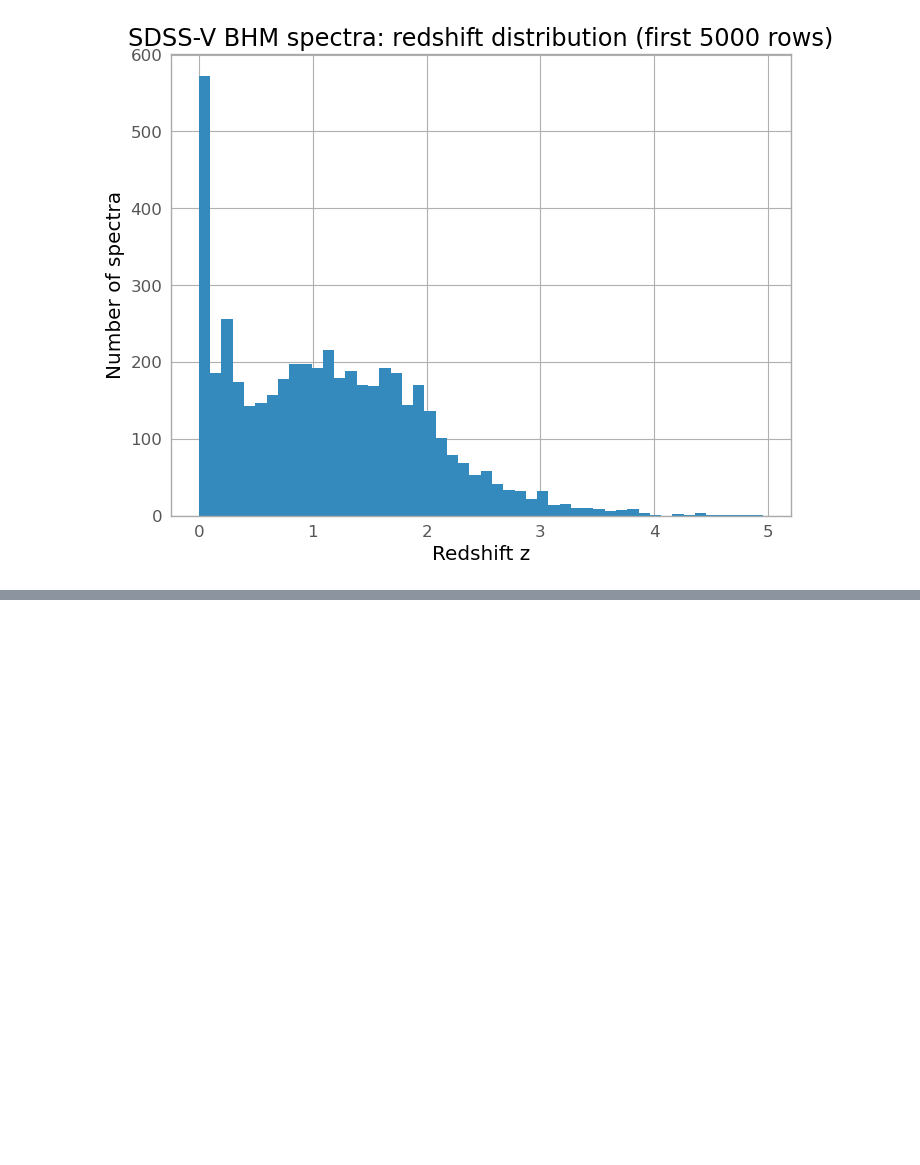
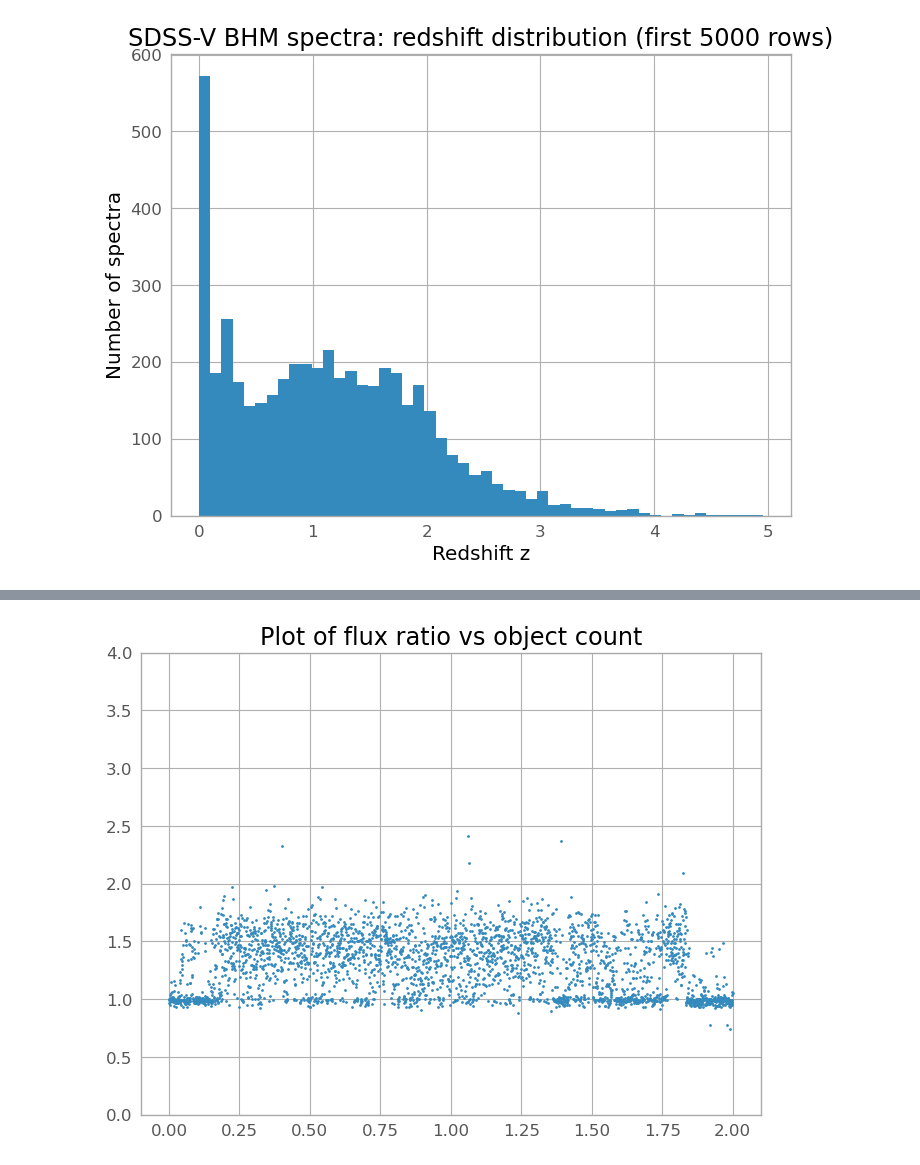
Before and after one commit to tranjacob/Phys434, a Jupyter notebook: Lab5_jacobtra.ipynb, the cells around one changed output, grey strips where cells are left out. Drawn from its saved outputs; the diff is of its cells as text; code cells hidden in the pictures; blank space fills up the shorter version.

```diff
--- a/Lab5_jacobtra.ipynb
+++ b/Lab5_jacobtra.ipynb
@@ -49,0 +53,4 @@ Number of rows: 83120
+# %%
+df = pd.read_csv('hgindices_jtran360.csv')['fhb_c4750']
+
+print(df)
@@ -49,0 +70,16 @@ Number of rows: 83120
+# %%
+def scatter_plot(x, y, title):
+    fig, ax = plt.subplots(1, 1)
+    ax.scatter(x, y, s=1)
+    plt.ylim(0,4)
+    ax.set_title(title)
+
+    plt.show()
+
+size = df.size
+
+x = np.linspace(0,2,size)
+
+scatter_plot(x, df, 'Plot of flux ratio vs object count')
+# %% [output]
+[figure, added]
```
Also changed, not shown: parts of 3 cells of this notebook.
